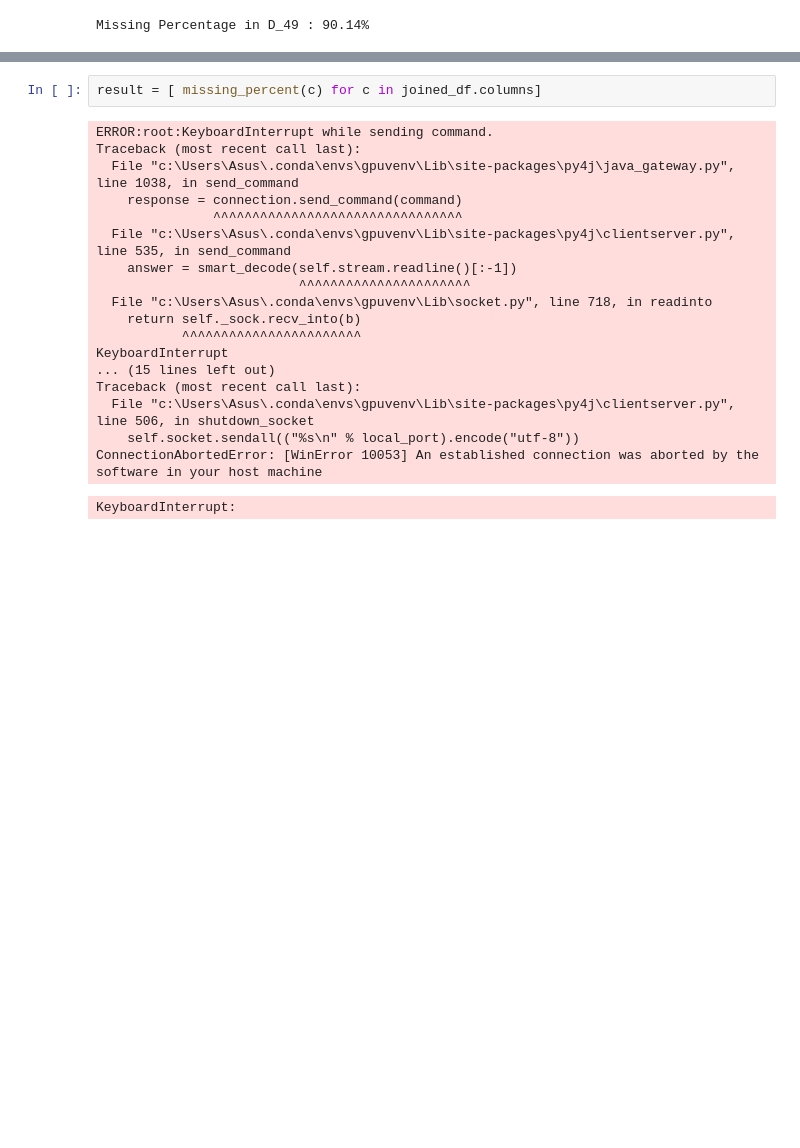
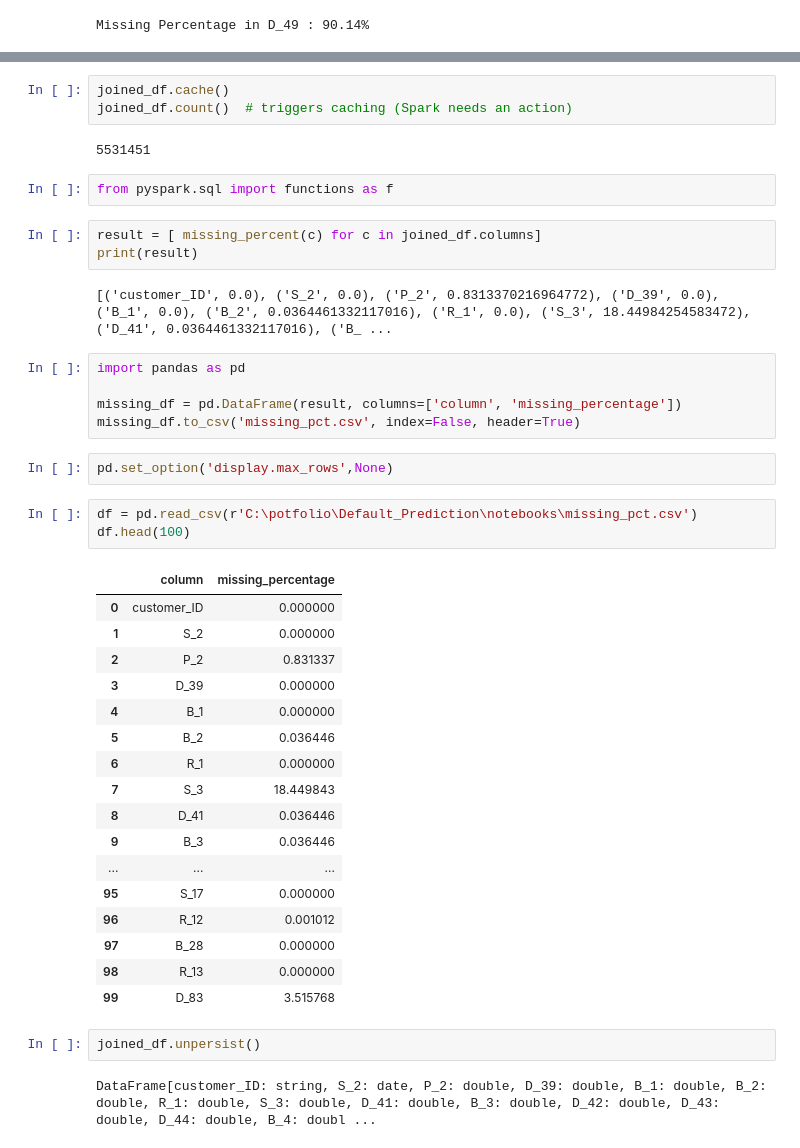
Before and after one commit to RithikDatascientist/potfolio, a Jupyter notebook: Default_Prediction/notebooks/Default_train_EDA.ipynb, the cells around one changed output, grey strips where cells are left out. Drawn from its saved outputs; the diff is of its cells as text; blank space fills up the shorter version.

```diff
--- a/Default_Prediction/notebooks/Default_train_EDA.ipynb
+++ b/Default_Prediction/notebooks/Default_train_EDA.ipynb
@@ -145,21 +147,44 @@ def missing_percent(column) :
+# %%
+joined_df.cache()
+joined_df.count()  # triggers caching (Spark needs an action)
+# %% [output]
+5531451
+# %%
+from pyspark.sql import functions as f
 # %%
 result = [ missing_percent(c) for c in joined_df.columns]
+print(result)
 # %% [output]
-ERROR:root:KeyboardInterrupt while sending command.
-Traceback (most recent call last):
-  File "c:\Users\Asus\.conda\envs\gpuvenv\Lib\site-packages\py4j\java_gateway.py", line 1038, in send_command
-    response = connection.send_command(command)
-               ^^^^^^^^^^^^^^^^^^^^^^^^^^^^^^^^
-  File "c:\Users\Asus\.conda\envs\gpuvenv\Lib\site-packages\py4j\clientserver.py", line 535, in send_command
-    answer = smart_decode(self.stream.readline()[:-1])
-                          ^^^^^^^^^^^^^^^^^^^^^^
-  File "c:\Users\Asus\.conda\envs\gpuvenv\Lib\socket.py", line 718, in readinto
-    return self._sock.recv_into(b)
-           ^^^^^^^^^^^^^^^^^^^^^^^
-KeyboardInterrupt
-... (15 lines left out)
-Traceback (most recent call last):
-  File "c:\Users\Asus\.conda\envs\gpuvenv\Lib\site-packages\py4j\clientserver.py", line 506, in shutdown_socket
-    self.socket.sendall(("%s\n" % local_port).encode("utf-8"))
-ConnectionAbortedError: [WinError 10053] An established connection was aborted by the software in your host machine
+[('customer_ID', 0.0), ('S_2', 0.0), ('P_2', 0.8313370216964772), ('D_39', 0.0), ('B_1', 0.0), ('B_2', 0.0364461332117016), ('R_1', 0.0), ('S_3', 18.44984254583472), ('D_41', 0.0364461332117016), ('B_ ...
-KeyboardInterrupt:
+# %%
+import pandas as pd
+
+missing_df = pd.DataFrame(result, columns=['column', 'missing_percentage'])
+missing_df.to_csv('missing_pct.csv', index=False, header=True)
+# %%
+pd.set_option('display.max_rows',None)
+# %%
+df = pd.read_csv(r'C:\potfolio\Default_Prediction\notebooks\missing_pct.csv')
+df.head(100)
+# %% [output]
+|  | column | missing_percentage |
+| 0 | customer_ID | 0.000000 |
+| 1 | S_2 | 0.000000 |
+| 2 | P_2 | 0.831337 |
+| 3 | D_39 | 0.000000 |
+| 4 | B_1 | 0.000000 |
+| 5 | B_2 | 0.036446 |
+| 6 | R_1 | 0.000000 |
+| 7 | S_3 | 18.449843 |
+| 8 | D_41 | 0.036446 |
+| 9 | B_3 | 0.036446 |
+| ... | ... | ... |
+| 95 | S_17 | 0.000000 |
+| 96 | R_12 | 0.001012 |
+| 97 | B_28 | 0.000000 |
+| 98 | R_13 | 0.000000 |
+| 99 | D_83 | 3.515768 |
+# %%
+joined_df.unpersist()
+# %% [output]
+DataFrame[customer_ID: string, S_2: date, P_2: double, D_39: double, B_1: double, B_2: double, R_1: double, S_3: double, D_41: double, B_3: double, D_42: double, D_43: double, D_44: double, B_4: doubl ...
```
Also changed, not shown: parts of 7 cells of this notebook.
